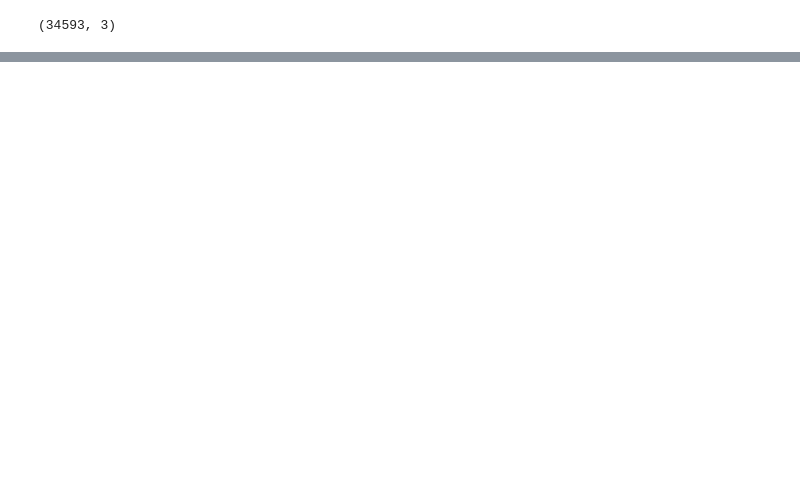
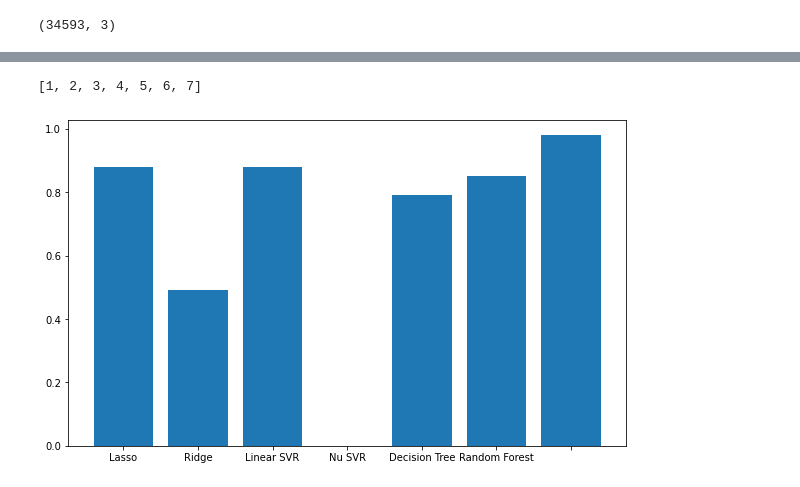
Before and after one commit to jesusbaquiax/college_graduation_rates, a Jupyter notebook: 03_Visualizations.ipynb, the cells around one changed output, grey strips where cells are left out. Drawn from its saved outputs; the diff is of its cells as text; code cells hidden in the pictures; blank space fills up the shorter version.

```diff
--- a/03_Visualizations.ipynb
+++ b/03_Visualizations.ipynb
@@ -202,0 +229,7 @@ ax.set_title("Average Price VS. Footage of the Home",fontsize=20, pad=15)
+# %%
+model_perf_dict = {'Model':['Linear', 'Lasso', 'Ridge', 'Linear SVR', 'Nu SVR', 'Decision Tree', 'Random Forest'],
+                    'Train':[0.88, 0.49, 0.88, 0, 0.79, 0.85, 0.98],
+                   'Test':[0,0.49, 0.81,0, 0.72, 0.78, 0.82]}
+# %%
+model_perf_df = pd.DataFrame.from_dict(model_perf_dict)
+model_perf_df
@@ -202,0 +245,4 @@ ax.set_title("Average Price VS. Footage of the Home",fontsize=20, pad=15)
+# %%
+train_values = [a for a in model_perf_df['Train']]
+x_ticks = list(range(1,len(model_perf_df)+1))
+x_labels = [a for a in model_perf_df['Model']]
@@ -202,0 +259,13 @@ ax.set_title("Average Price VS. Footage of the Home",fontsize=20, pad=15)
+# %%
+x_ticks
+# %% [output]
+[1, 2, 3, 4, 5, 6, 7]
+# %%
+fig,ax = plt.subplots(figsize=(10,6))
+
+ax.bar(x_ticks,train_values)
+
+
+ax.set_xticklabels(x_labels);
+# %% [output]
+[figure, added]
```
Also changed, not shown: parts of 58 cells of this notebook, 6 other files.
